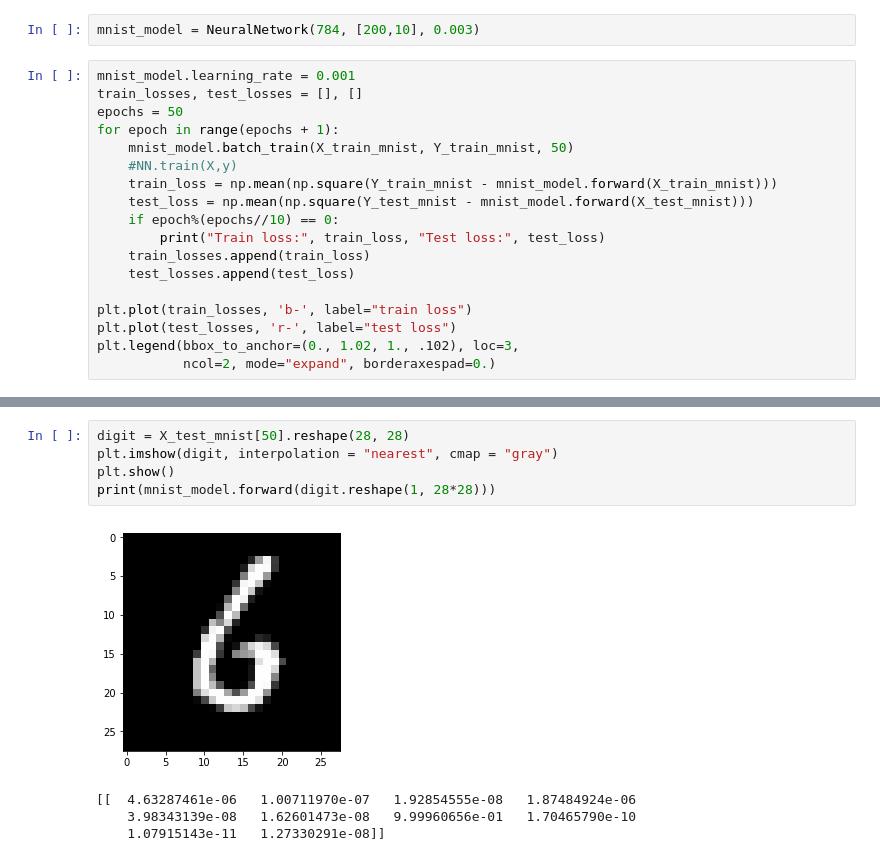
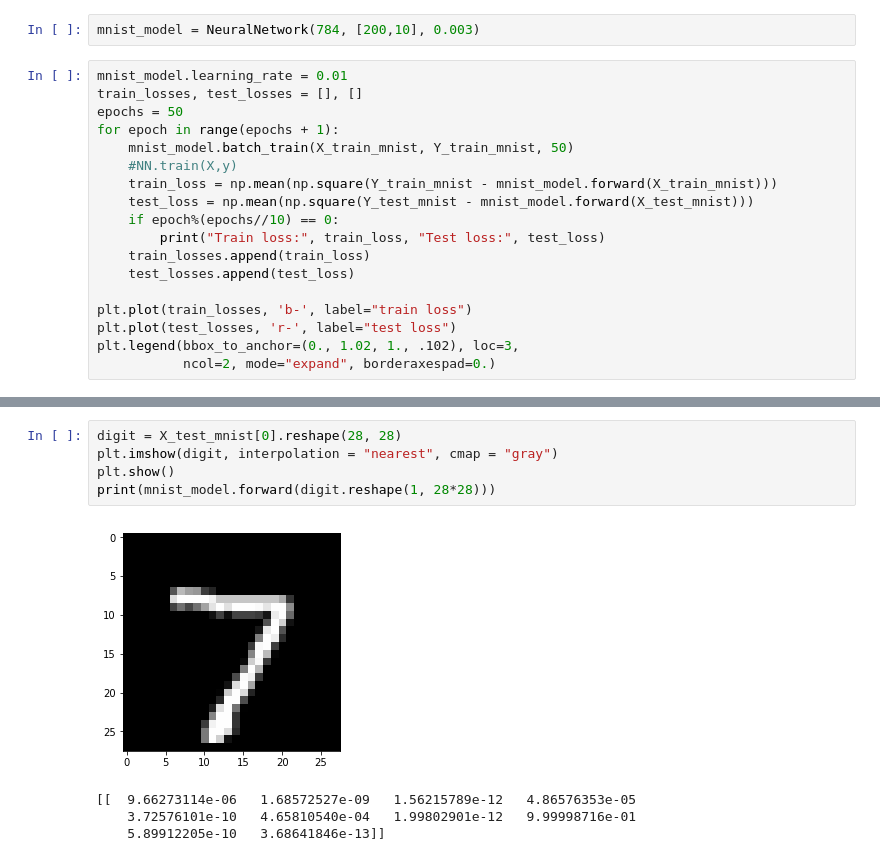
Before and after one commit to JakuJ/simple-neural-net, a Jupyter notebook: Simple Neural Net.ipynb, the cells around one changed output, grey strips where cells are left out. Drawn from its saved outputs; the diff is of its cells as text.

```diff
--- a/Simple Neural Net.ipynb
+++ b/Simple Neural Net.ipynb
@@ -425,7 +430,7 @@ Y train shape: (60000, 10)
 # %%
 mnist_model = NeuralNetwork(784, [200,10], 0.003)
 # %%
-mnist_model.learning_rate = 0.001
+mnist_model.learning_rate = 0.01
 train_losses, test_losses = [], []
 epochs = 50
 for epoch in range(epochs + 1):
@@ -459,10 +464,10 @@ Train loss: 0.0776261432197 Test loss: 0.0784496009132
 # %%
-digit = X_test_mnist[50].reshape(28, 28)
+digit = X_test_mnist[0].reshape(28, 28)
 plt.imshow(digit, interpolation = "nearest", cmap = "gray")
 plt.show()
 print(mnist_model.forward(digit.reshape(1, 28*28)))
 # %% [output]
-[figure, old version]
+[figure, new version]
-[[  4.63287461e-06   1.00711970e-07   1.92854555e-08   1.87484924e-06
-    3.98343139e-08   1.62601473e-08   9.99960656e-01   1.70465790e-10
-    1.07915143e-11   1.27330291e-08]]
+[[  9.66273114e-06   1.68572527e-09   1.56215789e-12   4.86576353e-05
+    3.72576101e-10   4.65810540e-04   1.99802901e-12   9.99998716e-01
+    5.89912205e-10   3.68641846e-13]]
```
Also changed, not shown: parts of 12 cells of this notebook, 1 other file.
